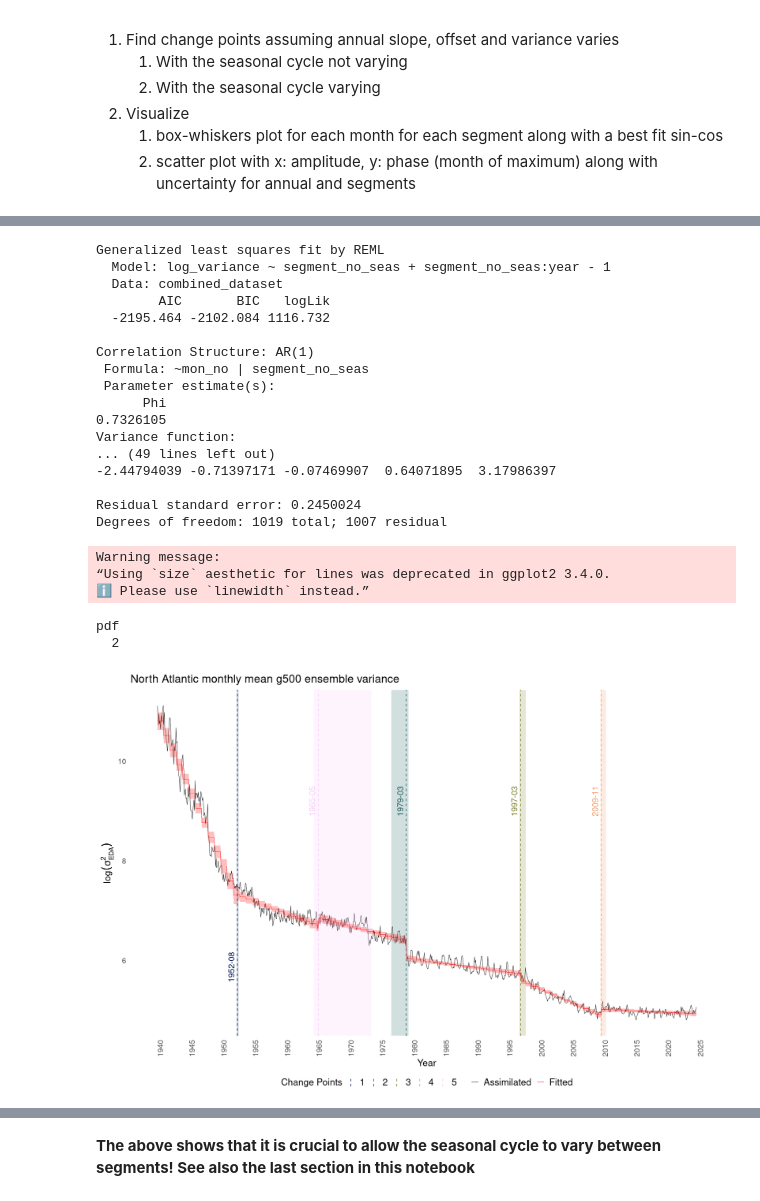
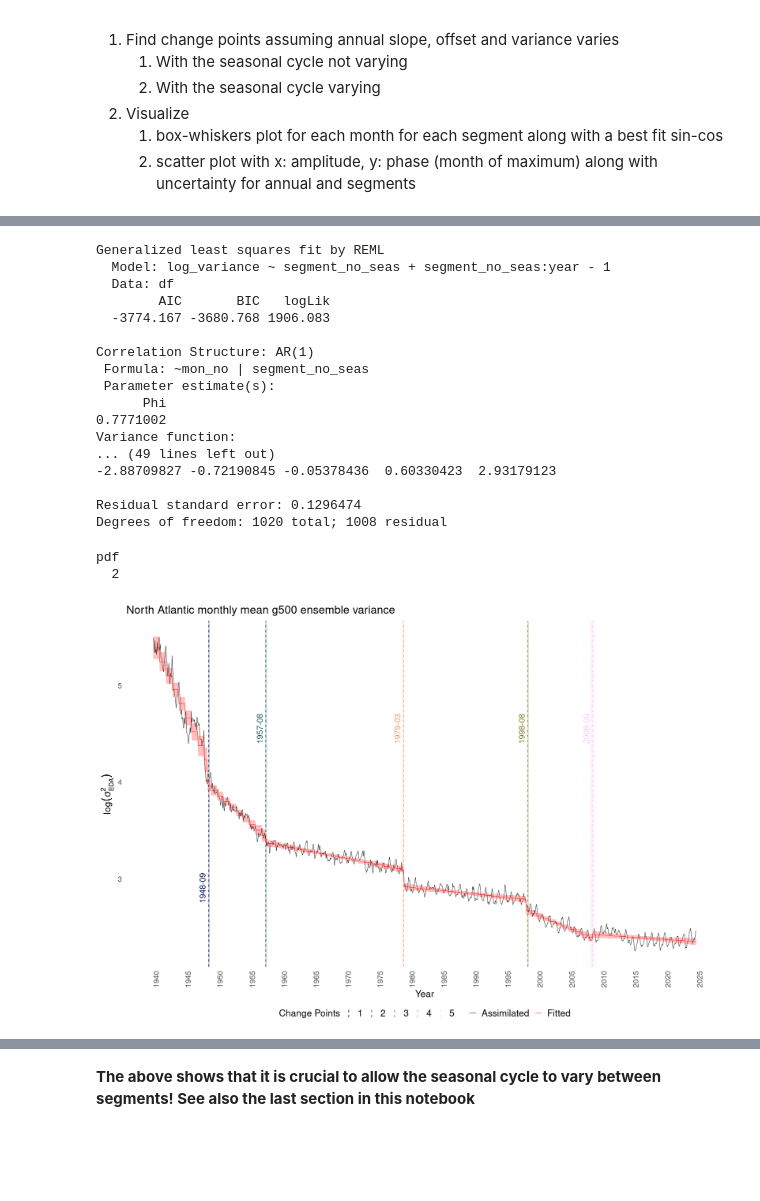
Before and after one commit to hschoeller/wp22a, a Jupyter notebook: notebooks/ChangePoints.ipynb, the cells around one changed output, grey strips where cells are left out. Cells and saved outputs as stored; diff of their text form; code cells hidden in the pictures; blank space fills up the shorter version.

```diff
--- a/notebooks/ChangePoints.ipynb
+++ b/notebooks/ChangePoints.ipynb
@@ -32,8 +14,7 @@ Das folgende Objekt ist maskiert ‘package:stringr’:
 ## Data preprocessing
 # %%
 # 0. Open the netCDF file
-# Replace 'path_to_file.nc' with your actual file path
-target_file <- paste0(DATA_DIR, "geopotential.nc")
+target_file <- paste0(ENS_DATA_DIR, "geopotential.nc")
 nc <- nc_open(target_file)
 
 # Extract the variable 'z' and coordinate vectors
@@ -62,7 +43,7 @@ weights_norm <- lat_mat / sum(lat_mat)
 
 # 1-2: Compute spatially weighted log-average for each time slice
 log_spatial_avg <- vapply(
-    seq_along(time_dates),
+    seq_along(time_whole),
     function(i) {
         # extract slice
         slice <- overall_z[, , i]
@@ -240,18 +152,18 @@ ordered_cp_df <- function(bp_est_monthly, data) {
 # %%
 glob_ar_mod <- nlme::gls(
     log_variance ~ 1,
-    data        = combined_dataset,
+    data        = df,
     correlation = corAR1(form = ~mon_no)
 )
 
-filtered_df <- combined_dataset %>%
+filtered_df <- df %>%
     mutate(ar_filtered = residuals(glob_ar_mod))
 
 
 ar_fit_glob <- breakpoints(
     ar_filtered ~ year,
     data     = filtered_df,
-    h        = .15,
+    h        = .1,
     breaks   = NULL
 )
 par(bg = "white")
@@ -263,7 +175,7 @@ print(confint(ar_fit_glob,
     vcov. = vcovHC
 ))
 
-cp_df <- ordered_cp_df(ar_fit_glob, combined_dataset)
+cp_df <- ordered_cp_df(ar_fit_glob, df)
 cp_df
 # %% [output]
          Confidence intervals for breakpoints
@@ -295,12 +207,15 @@ A data.frame: 5 × 4
 # %%
-combined_dataset$segment_no_seas <- breakfactor(ar_fit_glob)
-
+df$segment_no_seas <- breakfactor(ar_fit_glob)
+df <- df %>%
+    group_by(segment_no_seas) %>%
+    mutate(mon_no = row_number()) %>%
+    ungroup()
 
 # Fit the segmented linear model with segment-specific predictors
 lmod_monthly_no_seas <- nlme::gls(
     log_variance ~ segment_no_seas +
         segment_no_seas:year - 1,
-    data = combined_dataset,
+    data = df,
     correlation = corAR1(form = ~ mon_no | segment_no_seas),
     weights = varIdent(form = ~ 1 | segment_no_seas)
 )
@@ -310,42 +225,39 @@ summary(lmod_monthly_no_seas)
 # %% [output]
 Generalized least squares fit by REML
   Model: log_variance ~ segment_no_seas + segment_no_seas:year - 1
-  Data: combined_dataset
+  Data: df
         AIC       BIC   logLik
-  -2195.464 -2102.084 1116.732
+  -3774.167 -3680.768 1906.083
 
 Correlation Structure: AR(1)
  Formula: ~mon_no | segment_no_seas
  Parameter estimate(s):
       Phi
-0.7326105
+0.7771002
 Variance function:
 ... (49 lines left out)
--2.44794039 -0.71397171 -0.07469907  0.64071895  3.17986397
+-2.88709827 -0.72190845 -0.05378436  0.60330423  2.93179123
 
-Residual standard error: 0.2450024
-Degrees of freedom: 1019 total; 1007 residual
+Residual standard error: 0.1296474
+Degrees of freedom: 1020 total; 1008 residual
 # %%
 p <- plot_change_points(
-    data = combined_dataset,
+    data = df,
     cp_df = cp_df,
     theme_pub = NULL,
     show_ci = TRUE
 )
 
-fitted_layers <- add_fitted_line_ci(lmod_monthly_no_seas, combined_dataset)
+fitted_layers <- add_fitted_line_ci(lmod_monthly_no_seas, df)
 for (layer in fitted_layers) {
     p <- p + layer
 }
 p + THEME_PUB_LARGE
 save_plot(p, "ChangePointsNoSeasLarge.pdf", width = 9.5, height = 4.25)
 # %% [output]
-Warning message:
-“Using `size` aesthetic for lines was deprecated in ggplot2 3.4.0.
-ℹ Please use `linewidth` instead.”
+pdf
+  2
-pdf
-  2
-[figure, old version]
+[figure, new version]
 # %%
 seasonal_model <- nlme::gls(
     log_variance ~ year:segment_no_seas + segment_no_seas +
```
Also changed, not shown: parts of 21 cells of this notebook, 4 other files.
